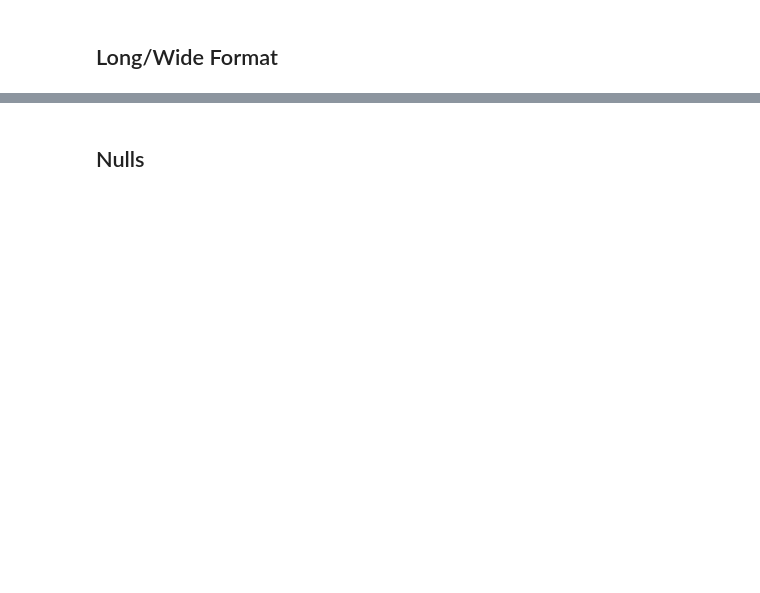
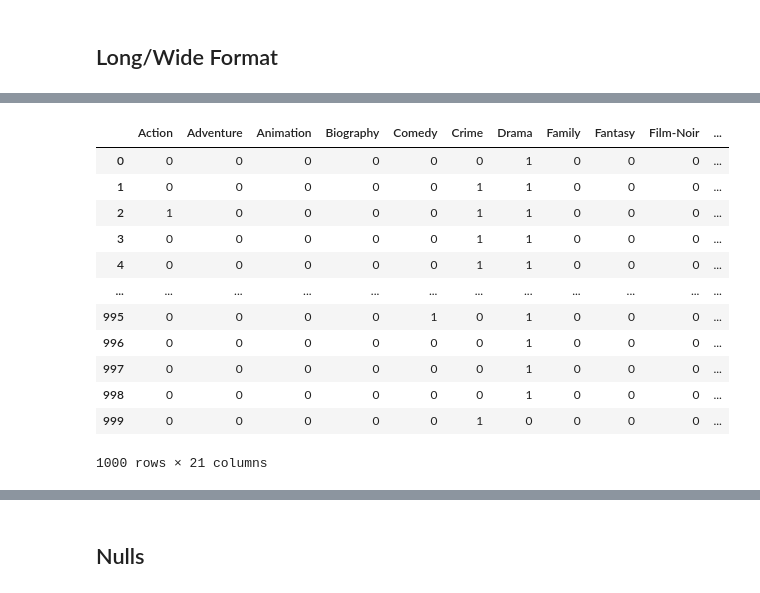
Before and after one commit to Gauss-PWr/DIY, a Jupyter notebook: III. Pandas/Pandas.ipynb, the cells around one changed output, grey strips where cells are left out. Saved outputs shown, nothing was run; the diff lists cells and outputs as text; code cells hidden in the pictures; blank space fills up the shorter version.

```diff
--- a/III. Pandas/Pandas.ipynb
+++ b/III. Pandas/Pandas.ipynb
@@ -29,2 +304,11 @@ NameError: name 'df' is not defined
 # %%
 import numpy as np
+
+def nanint(x):
+
+    try:
+        return int(x)
+    except ValueError:
+        return np.nan
+
+imdb.Released_Year = imdb.Released_Year.apply(nanint)
@@ -32,0 +437,16 @@ import numpy as np
+# %%
+imdb.Genre.str.get_dummies(sep=', ')
+# %% [output]
+|  | Action | Adventure | Animation | Biography | Comedy | Crime | Drama | Family | Fantasy | Film-Noir | ... |
+| 0 | 0 | 0 | 0 | 0 | 0 | 0 | 1 | 0 | 0 | 0 | ... |
+| 1 | 0 | 0 | 0 | 0 | 0 | 1 | 1 | 0 | 0 | 0 | ... |
+| 2 | 1 | 0 | 0 | 0 | 0 | 1 | 1 | 0 | 0 | 0 | ... |
+| 3 | 0 | 0 | 0 | 0 | 0 | 1 | 1 | 0 | 0 | 0 | ... |
+| 4 | 0 | 0 | 0 | 0 | 0 | 1 | 1 | 0 | 0 | 0 | ... |
+| ... | ... | ... | ... | ... | ... | ... | ... | ... | ... | ... | ... |
+| 995 | 0 | 0 | 0 | 0 | 1 | 0 | 1 | 0 | 0 | 0 | ... |
+| 996 | 0 | 0 | 0 | 0 | 0 | 0 | 1 | 0 | 0 | 0 | ... |
+| 997 | 0 | 0 | 0 | 0 | 0 | 0 | 1 | 0 | 0 | 0 | ... |
+| 998 | 0 | 0 | 0 | 0 | 0 | 0 | 1 | 0 | 0 | 0 | ... |
+| 999 | 0 | 0 | 0 | 0 | 0 | 1 | 0 | 0 | 0 | 0 | ... |
+1000 rows × 21 columns
```
Also changed, not shown: parts of 52 cells of this notebook, 21 other files.
